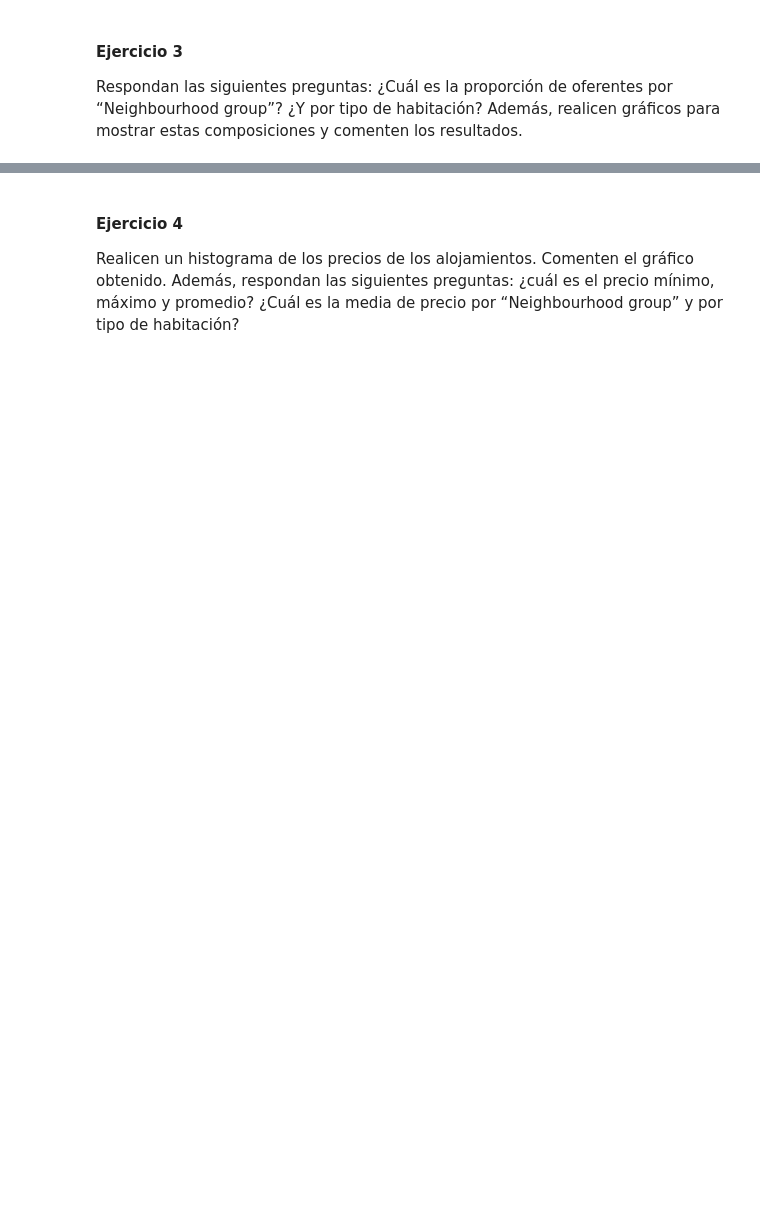
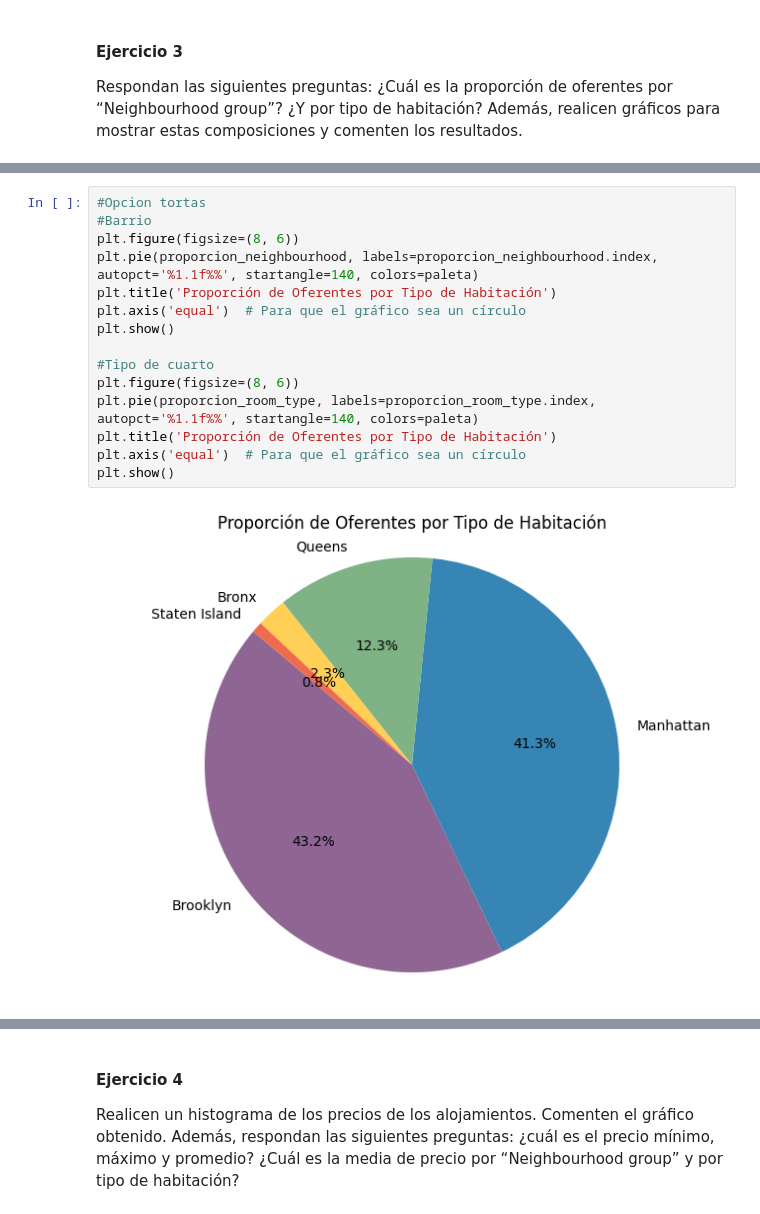
Before and after one commit to AngelaNavajas/CC408-T1-4, a Jupyter notebook: TP2 probar/TP2/TP2.ipynb, the cells around one changed output, grey strips where cells are left out. Saved outputs shown, nothing was run; the diff lists cells and outputs as text; blank space fills up the shorter version.

```diff
--- a/TP2 probar/TP2/TP2.ipynb
+++ b/TP2 probar/TP2/TP2.ipynb
@@ -239,0 +321,17 @@ Respondan las siguientes preguntas: ¿Cuál es la proporción de oferentes por
+# %%
+#Opcion tortas
+#Barrio
+plt.figure(figsize=(8, 6))
+plt.pie(proporcion_neighbourhood, labels=proporcion_neighbourhood.index, autopct='%1.1f%%', startangle=140, colors=paleta)
+plt.title('Proporción de Oferentes por Tipo de Habitación')
+plt.axis('equal')  # Para que el gráfico sea un círculo
+plt.show()
+
+#Tipo de cuarto
+plt.figure(figsize=(8, 6))
+plt.pie(proporcion_room_type, labels=proporcion_room_type.index, autopct='%1.1f%%', startangle=140, colors=paleta)
+plt.title('Proporción de Oferentes por Tipo de Habitación')
+plt.axis('equal')  # Para que el gráfico sea un círculo
+plt.show()
+# %% [output]
+[figure, added]
```
Also changed, not shown: parts of 15 cells of this notebook.
